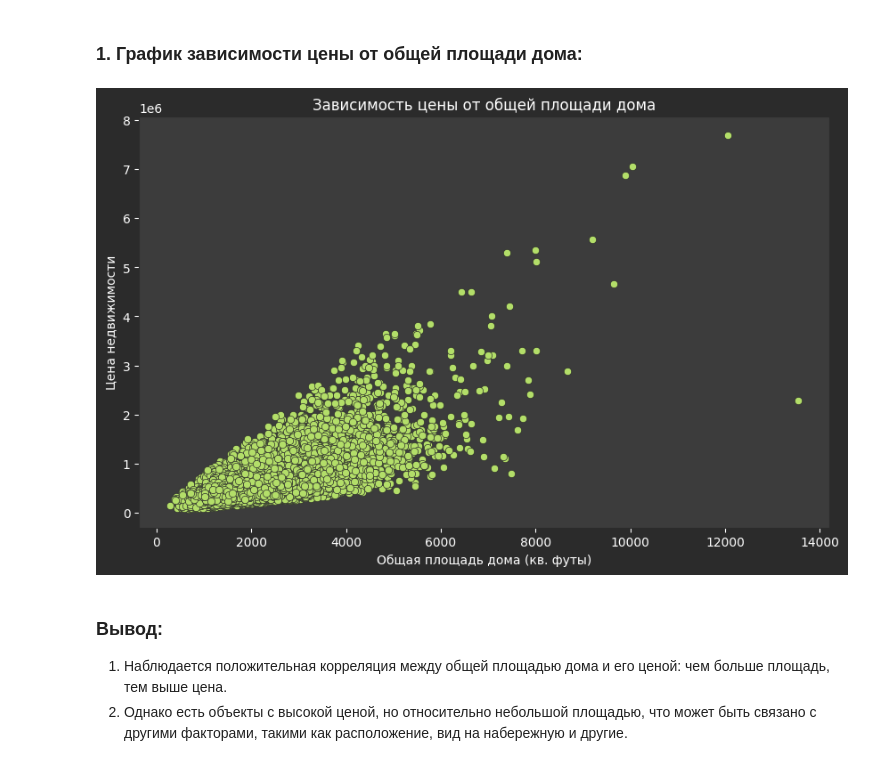
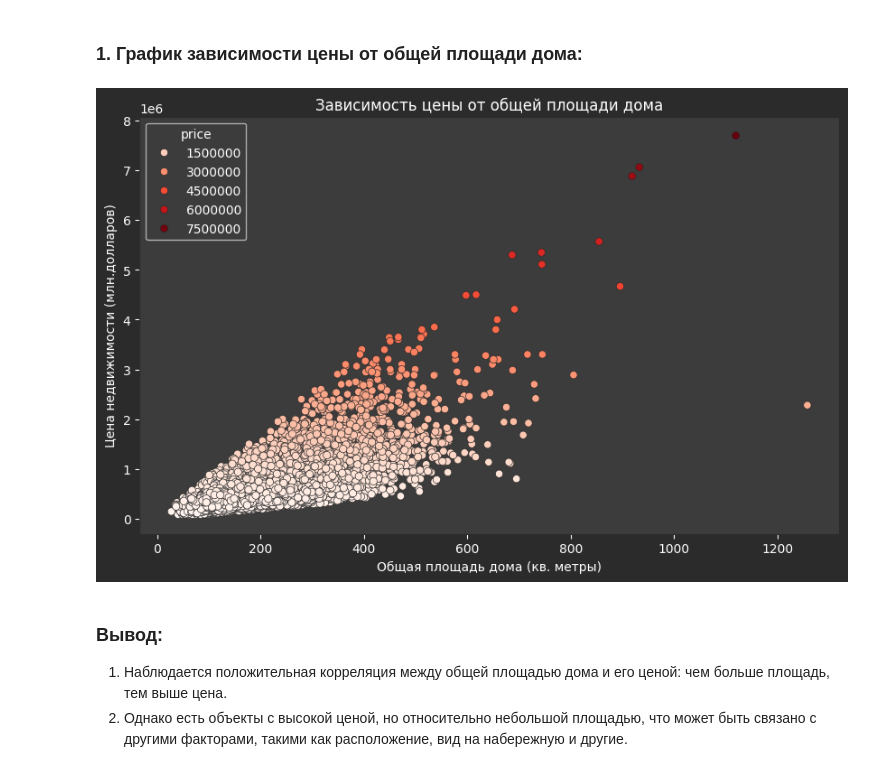
Before and after one commit to draguanna/python_for_analitics, a Jupyter notebook: seminar_04/home_work.ipynb, the cells around one changed output. Cells and saved outputs as stored; diff of their text form; code cells hidden in the pictures.

```diff
--- a/seminar_04/home_work.ipynb
+++ b/seminar_04/home_work.ipynb
@@ -214,14 +214,14 @@ num_excellent_condition_houses, percentage_excellent_condition
 # %%
 # Построение графика
 plt.figure(figsize=(10, 6))
-sns.scatterplot(x='sqft_living', y='price', data=data, color='C6', edgecolor='#2b2b2b')
+sns.scatterplot(x='sqft_living_m2', y='price', hue="price", data=data, palette="Reds", edgecolor='#2b2b2b')
 
 # Название графика и именование осей
 plt.title('Зависимость цены от общей площади дома')
-plt.xlabel('Общая площадь дома (кв. футы)')
-plt.ylabel('Цена недвижимости');
+plt.xlabel('Общая площадь дома (кв. метры)')
+plt.ylabel('Цена недвижимости (млн.долларов)');
 # %% [output]
-[figure, old version]
+[figure, new version]
 # %% [markdown]
 ### **Вывод:**
 1. Наблюдается положительная корреляция между общей площадью дома и его ценой: чем больше площадь, тем выше цена.
```
Also changed, not shown: parts of 14 cells of this notebook.
